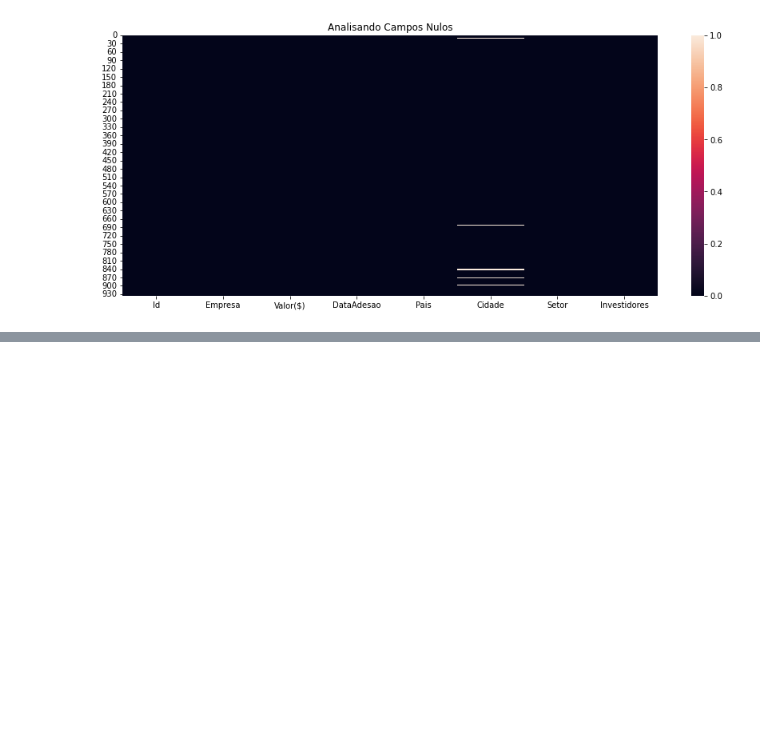
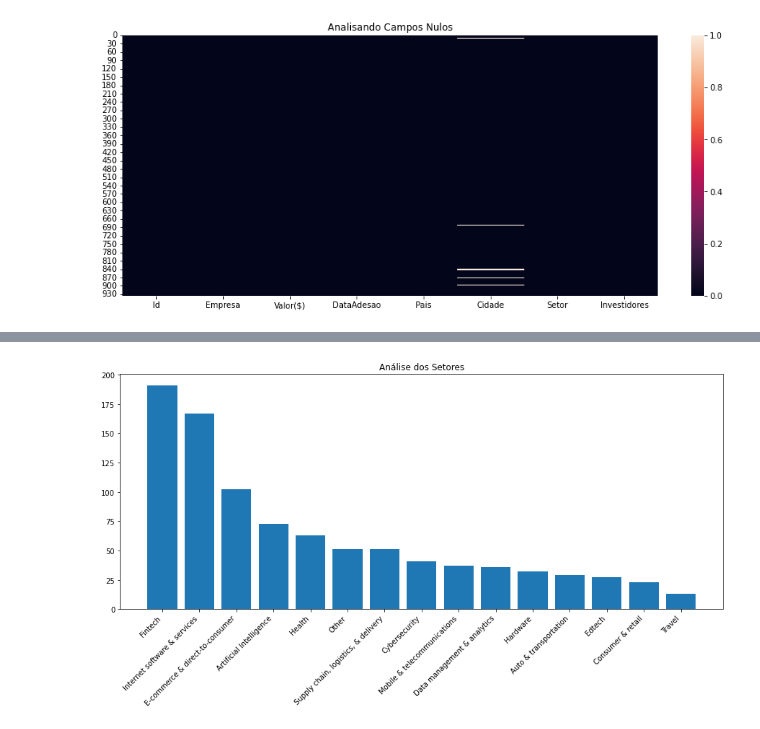
Before and after one commit to hccruz/ProjetoUnicornio, a Jupyter notebook: ProjetoUnicornio.ipynb, the cells around one changed output, grey strips where cells are left out. Saved outputs shown, nothing was run; the diff lists cells and outputs as text; code cells hidden in the pictures; blank space fills up the shorter version.

Commit message:
Acrescentado análise das quantidade de startups
Acrescentado análise das quantidadesde startups e quantidade  startups por países.

```diff
--- a/ProjetoUnicornio.ipynb
+++ b/ProjetoUnicornio.ipynb
@@ -96,0 +122,3 @@ sns.heatmap(df.isnull());
+# %%
+df.loc[df['Setor'] == 'Finttech', 'Setor'] = 'Fintech'
+df.loc[df['Setor'] == 'Artificial intelligence', 'Setor'] = 'Artificial Intelligence'
@@ -96,0 +165,7 @@ sns.heatmap(df.isnull());
+# %%
+plt.figure( figsize=(15,6) )
+plt.title('Análise dos Setores')
+plt.bar(df['Setor'].value_counts().index, df['Setor'].value_counts())
+plt.xticks( rotation=45, ha='right');
+# %% [output]
+[figure, added]
```
Also changed, not shown: parts of 7 cells of this notebook.
